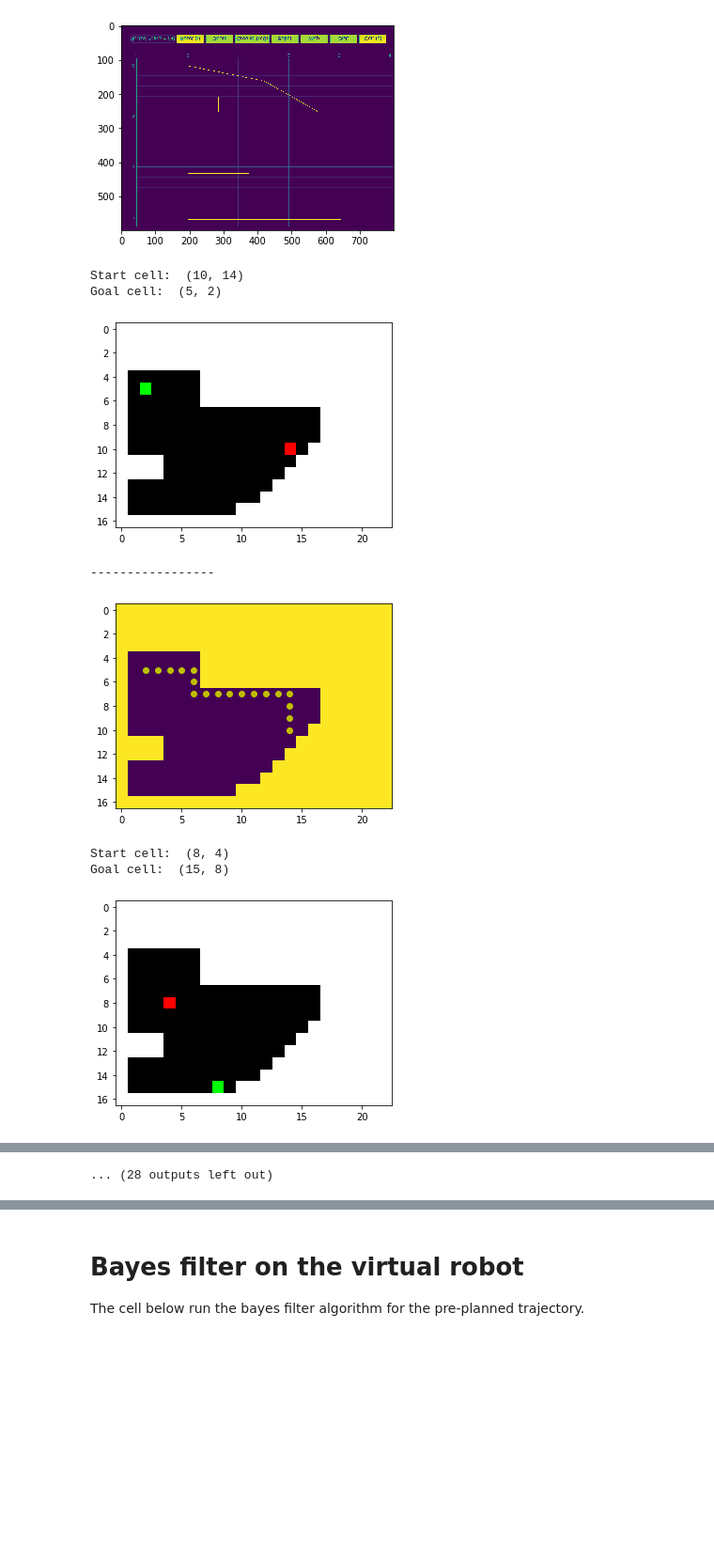
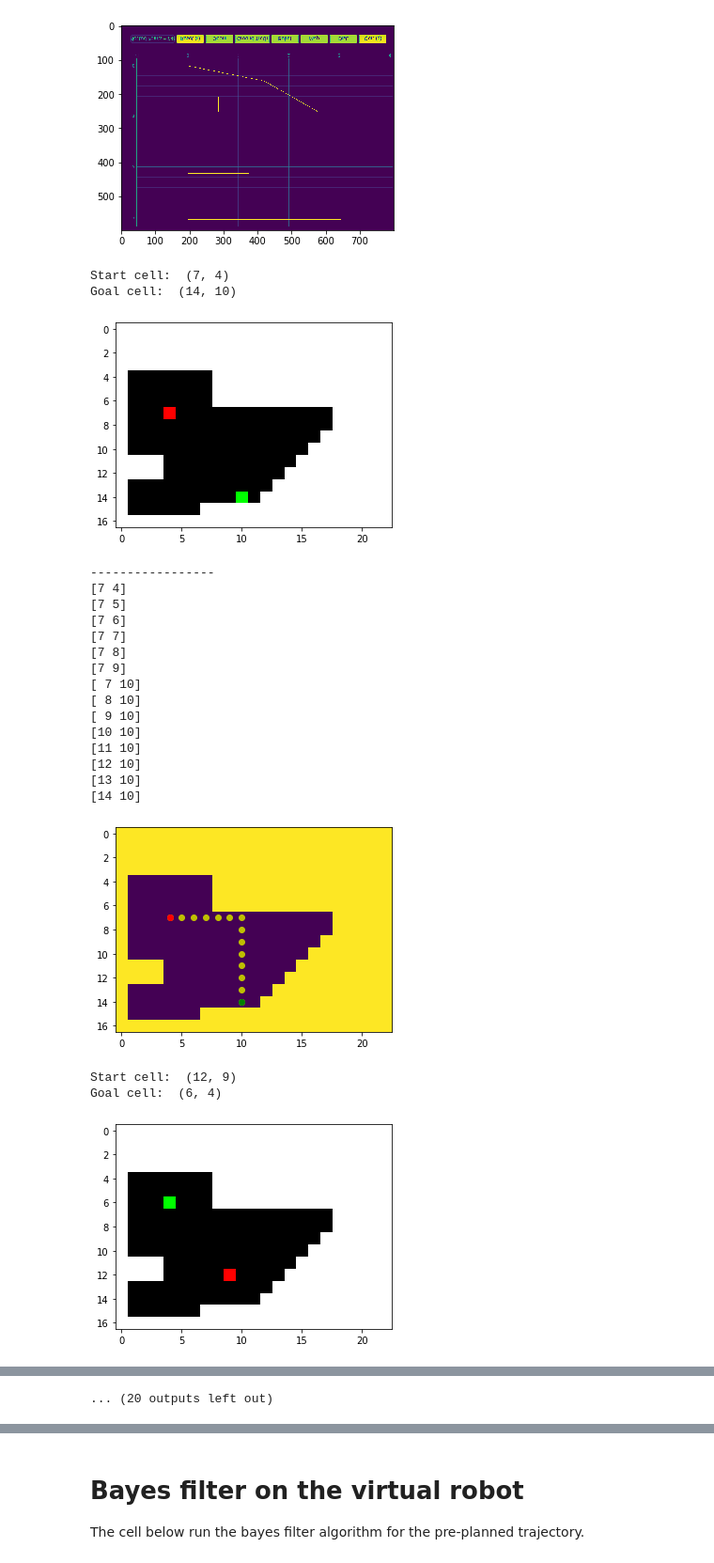
Before and after one commit to caitlinstanton/ece4960, a Jupyter notebook: lab10/lab10_jupyter/scripts/lab9_sim.ipynb, the cells around one changed output, grey strips where cells are left out. Shown: that part at 94% size. Cells and saved outputs as stored; diff of their text form; code cells hidden in the pictures; blank space fills up the shorter version.

Commit message:
plotter works

```diff
--- a/lab10/lab10_jupyter/scripts/lab9_sim.ipynb
+++ b/lab10/lab10_jupyter/scripts/lab9_sim.ipynb
@@ -107,18 +104,18 @@ grid =  [ 1,1,1,1,1,1,1,1,1,1,1,1,1,1,1,1,1,1,1,1,1,1,1,
           1,1,1,1,1,1,1,1,1,1,1,1,1,1,1,1,1,1,1,1,1,1,1,
           1,1,1,1,1,1,1,1,1,1,1,1,1,1,1,1,1,1,1,1,1,1,1,
           1,1,1,1,1,1,1,1,1,1,1,1,1,1,1,1,1,1,1,1,1,1,1,
-          1,0,0,0,0,0,0,1,1,1,1,1,1,1,1,1,1,1,1,1,1,1,1,
-          1,0,0,0,0,0,0,1,1,1,1,1,1,1,1,1,1,1,1,1,1,1,1,
-          1,0,0,0,0,0,0,1,1,1,1,1,1,1,1,1,1,1,1,1,1,1,1,
-          1,0,0,0,0,0,0,0,0,0,0,0,0,0,0,0,0,1,1,1,1,1,1,
-          1,0,0,0,0,0,0,0,0,0,0,0,0,0,0,0,0,1,1,1,1,1,1,
+          1,0,0,0,0,0,0,0,1,1,1,1,1,1,1,1,1,1,1,1,1,1,1,
+          1,0,0,0,0,0,0,0,1,1,1,1,1,1,1,1,1,1,1,1,1,1,1,
+          1,0,0,0,0,0,0,0,1,1,1,1,1,1,1,1,1,1,1,1,1,1,1,
+          1,0,0,0,0,0,0,0,0,0,0,0,0,0,0,0,0,0,1,1,1,1,1,
+          1,0,0,0,0,0,0,0,0,0,0,0,0,0,0,0,0,0,1,1,1,1,1,
           1,0,0,0,0,0,0,0,0,0,0,0,0,0,0,0,0,1,1,1,1,1,1,
           1,0,0,0,0,0,0,0,0,0,0,0,0,0,0,0,1,1,1,1,1,1,1,
           1,1,1,1,0,0,0,0,0,0,0,0,0,0,0,1,1,1,1,1,1,1,1,
           1,1,1,1,0,0,0,0,0,0,0,0,0,0,1,1,1,1,1,1,1,1,1,
           1,0,0,0,0,0,0,0,0,0,0,0,0,1,1,1,1,1,1,1,1,1,1,
           1,0,0,0,0,0,0,0,0,0,0,0,1,1,1,1,1,1,1,1,1,1,1,
-          1,0,0,0,0,0,0,0,0,0,1,1,1,1,1,1,1,1,1,1,1,1,1,
+          1,0,0,0,0,0,0,1,1,1,1,1,1,1,1,1,1,1,1,1,1,1,1,
           1,1,1,1,1,1,1,1,1,1,1,1,1,1,1,1,1,1,1,1,1,1,1]
 grid = np.array(grid, dtype=np.uint8)
 grid.resize(17,23)
@@ -132,39 +129,53 @@ for i in range(0,10):
     gmap = OccupancyGridMap.from_data(grid,1,1)
     gmap.plot()
     print("-----------------")
     path, path_px = a_star(start_node, goal_node, gmap,movement="4N")
 
 
     if path:
         # plot resulting path in pixels over the map
         #plot_path(path_px)
         path_arr = np.array(path)
         for i in path_arr:
-            loc.plotter.plot_point(i[0]/5.0, i[1]/5.0, GT)
+            loc.plotter.plot_point((i[1])*0.152, (17-i[0])*0.152, GT)
         start_node_px = gmap.get_index_from_coordinates(start_node[0], start_node[1])
         goal_node_px = gmap.get_index_from_coordinates(goal_node[0], goal_node[1])
 
         plt.plot(path_arr[:, 1], path_arr[:, 0], 'yo')
         plt.plot(start_node_px[1], start_node_px[0], 'ro')
         plt.plot(goal_node_px[1], goal_node_px[0], 'go')
     else:
         print('Goal is not reachable')
 
         # plot start and goal points over the map (in pixels)
         start_node_px = gmap.get_index_from_coordinates(start_node[0], start_node[1])
         goal_node_px = gmap.get_index_from_coordinates(goal_node[0], goal_node[1])
 
         plt.plot(start_node_px[1], start_node_px[0], 'ro')
         plt.plot(goal_node_px[1], goal_node_px[0], 'go')
 
     plt.show()
 # %% [output]
-Start cell:  (10, 14)
-Goal cell:  (5, 2)
+Start cell:  (7, 4)
+Goal cell:  (14, 10)
-[figure, old version]
+[figure, new version]
 -----------------
+[7 4]
+[7 5]
+[7 6]
+[7 7]
+[7 8]
+[7 9]
+[ 7 10]
+[ 8 10]
+[ 9 10]
+[10 10]
+[11 10]
+[12 10]
+[13 10]
+[14 10]
-[figure, old version]
+[figure, new version]
-Start cell:  (8, 4)
-Goal cell:  (15, 8)
+Start cell:  (12, 9)
+Goal cell:  (6, 4)
-[figure, old version]
+[figure, new version]
 -----------------
@@ -177 +214 @@ Goal cell:  (4, 6)
-... (28 outputs left out)
+... (20 outputs left out)
```
Also changed, not shown: parts of 4 cells of this notebook, 2 other files.
